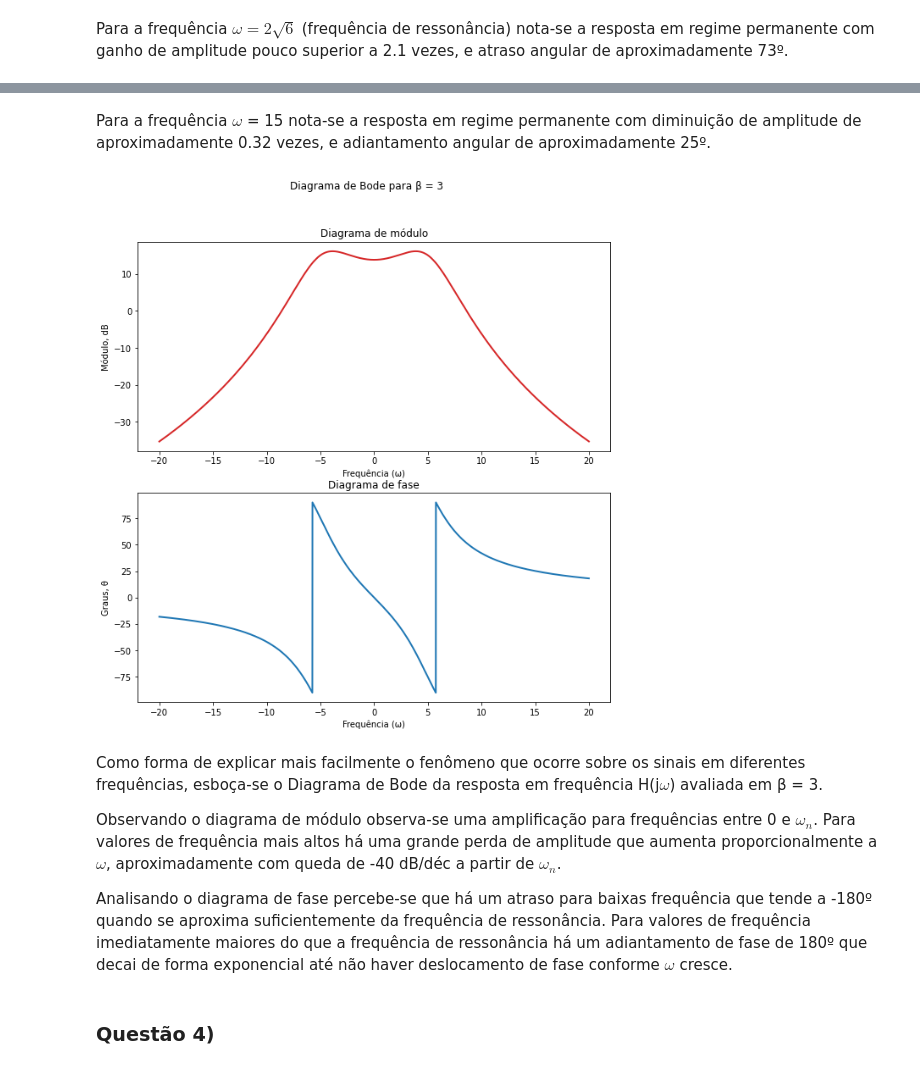
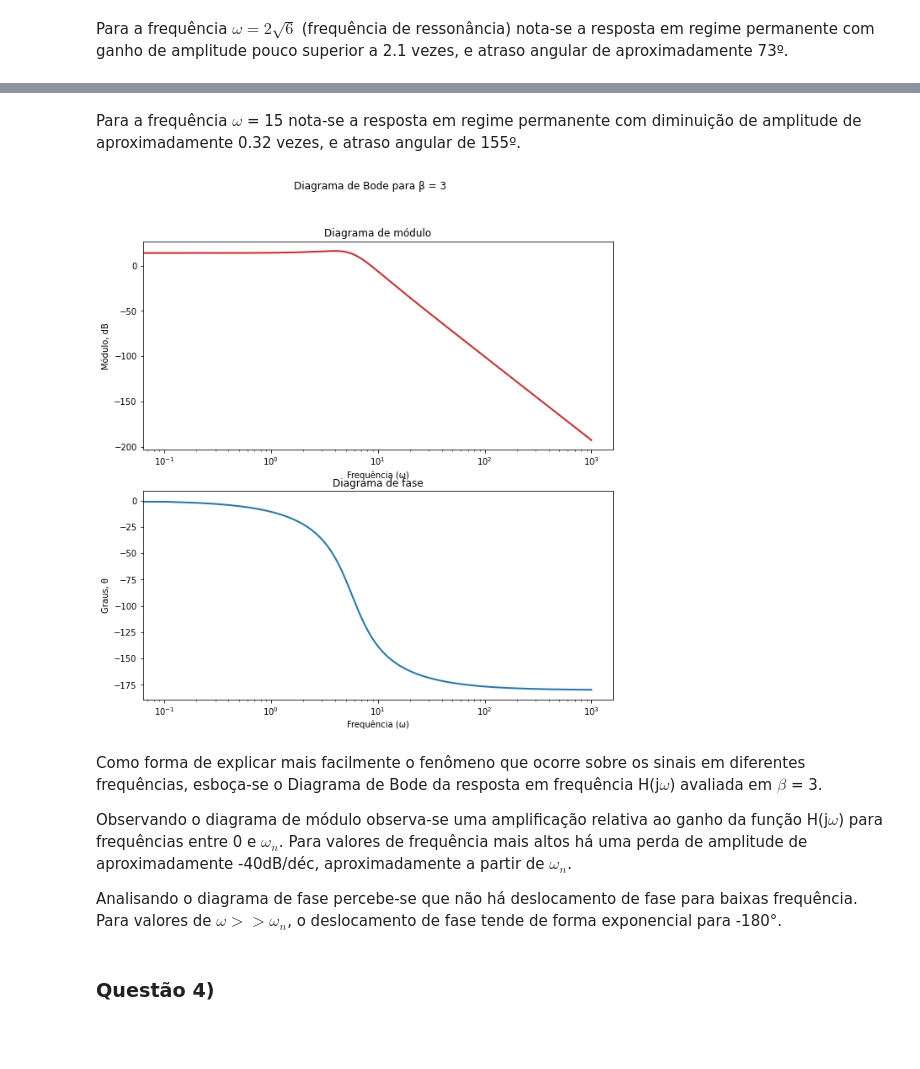
Before and after one commit to leandroassis/sist-lin-trabalho-final, a Jupyter notebook: Trabalho Final de Sistemas Lineares I.ipynb, the cells around one changed output, grey strips where cells are left out. Drawn from its saved outputs; the diff is of its cells as text; code cells hidden in the pictures; blank space fills up the shorter version.

```diff
--- a/Trabalho Final de Sistemas Lineares I.ipynb
+++ b/Trabalho Final de Sistemas Lineares I.ipynb
@@ -284,16 +218,16 @@ duplot(y_rp[2], sp.sin(15*t), intervalo, 'Tempo (s)', '', ['y_rp(t)','y(t)'],'Co
 # %% [markdown]
-Para a frequência $\omega$ = 15 nota-se a resposta em regime permanente com diminuição de amplitude de aproximadamente 0.32 vezes, e adiantamento angular de aproximadamente 25º.
+Para a frequência $\omega$ = 15 nota-se a resposta em regime permanente com diminuição de amplitude de aproximadamente 0.32 vezes, e atraso angular de 155º.
 # %%
 omega = sp.symbols('omega')
 s =  j*omega
-DiagramaDeBode(Modulo(H_s(beta).as_numer_denom()[0], H_s(beta).as_numer_denom()[1]), Fase(H_s(beta).as_numer_denom()[0], H_s(beta).as_numer_denom()[1]), np.arange(-20, 20, 0.01), 'Diagrama de Bode para β = 3')
+DiagramaDeBode(Modulo(H_s(beta).as_numer_denom()[0], H_s(beta).as_numer_denom()[1]), Fase(H_s(beta).as_numer_denom()[0], H_s(beta).as_numer_denom()[1]), np.arange(0, 1000.1, 0.1), 'Diagrama de Bode para β = 3', demo=True, yticks=np.arange(-80,20,20))
 # %% [output]
-[figure, old version]
+[figure, new version]
 # %% [markdown]
-Como forma de explicar mais facilmente o fenômeno que ocorre sobre os sinais em diferentes frequências, esboça-se o Diagrama de Bode da resposta em frequência H(j$\omega$) avaliada em β = 3.
+Como forma de explicar mais facilmente o fenômeno que ocorre sobre os sinais em diferentes frequências, esboça-se o Diagrama de Bode da resposta em frequência H(j$\omega$) avaliada em $\beta$ = 3.
 
-Observando o diagrama de módulo observa-se uma amplificação para frequências entre 0 e $\omega_{n}$. Para valores de frequência mais altos há uma grande perda de amplitude que aumenta proporcionalmente a $\omega$, aproximadamente com queda de -40 dB/déc a partir de $\omega_{n}$.
+Observando o diagrama de módulo observa-se uma amplificação relativa ao ganho da função H(j$\omega$) para frequências entre 0 e $\omega_{n}$. Para valores de frequência mais altos há uma perda de amplitude de aproximadamente -40dB/déc, aproximadamente a partir de $\omega_{n}$.
 
-Analisando o diagrama de fase percebe-se que há um atraso para baixas frequência que tende a -180º quando se aproxima suficientemente da frequência de ressonância. Para valores de frequência imediatamente maiores do que a frequência de ressonância há um adiantamento de fase de 180º que decai de forma exponencial até não haver deslocamento de fase conforme $\omega$ cresce.
+Analisando o diagrama de fase percebe-se que não há deslocamento de fase para baixas frequência. Para valores de $\omega >> \omega_{n}$, o deslocamento de fase tende de forma exponencial para -180°.
 # %% [markdown]
 ### Questão 4)
```
Also changed, not shown: parts of 40 cells of this notebook, 10 other files.
